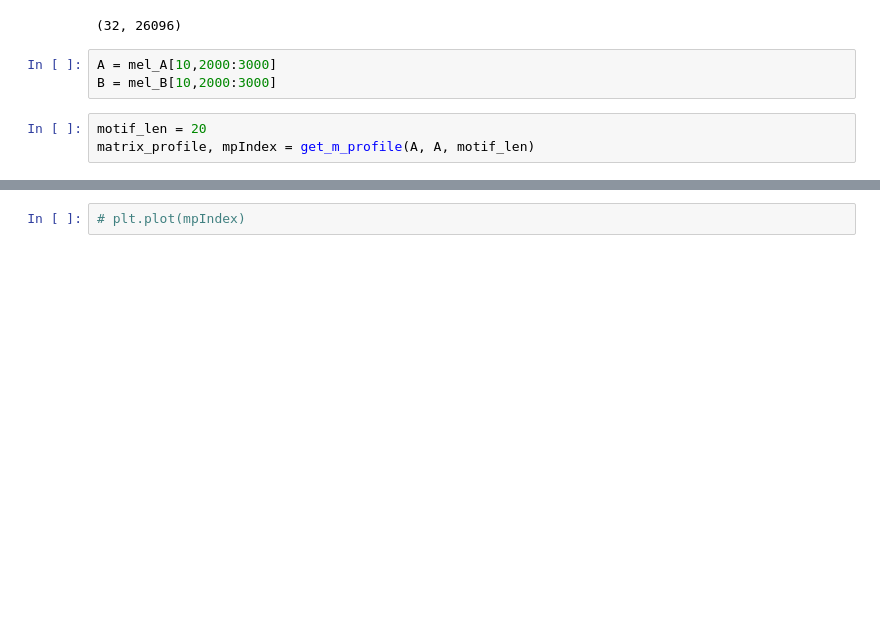
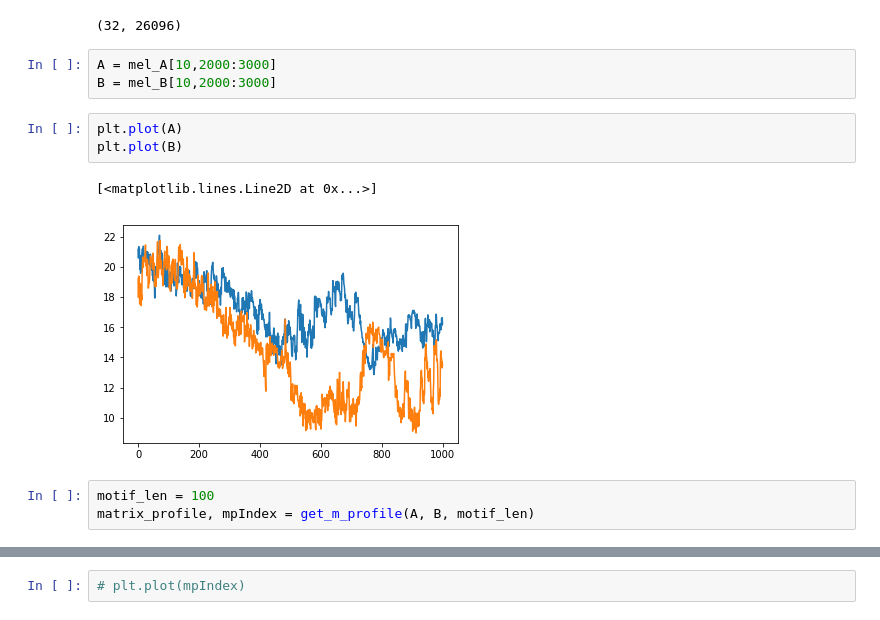
Before and after one commit to alpha358/audio_motif_search, a Jupyter notebook: analyse_two_series.ipynb, the cells around one changed output, grey strips where cells are left out. Drawn from its saved outputs; the diff is of its cells as text; blank space fills up the shorter version.

```diff
--- a/analyse_two_series.ipynb
+++ b/analyse_two_series.ipynb
@@ -109,9 +114,15 @@ mel_A.shape
 # %%
 A = mel_A[10,2000:3000]
 B = mel_B[10,2000:3000]
+# %%
+plt.plot(A)
+plt.plot(B)
+# %% [output]
+[<matplotlib.lines.Line2D at 0x...>]
+[figure, added]
 # %%
-motif_len = 20
-matrix_profile, mpIndex = get_m_profile(A, A, motif_len)
+motif_len = 100
+matrix_profile, mpIndex = get_m_profile(A, B, motif_len)
 # %%
 plt.plot(matrix_profile)
 # %% [output]
```
Also changed, not shown: parts of 11 cells of this notebook.
